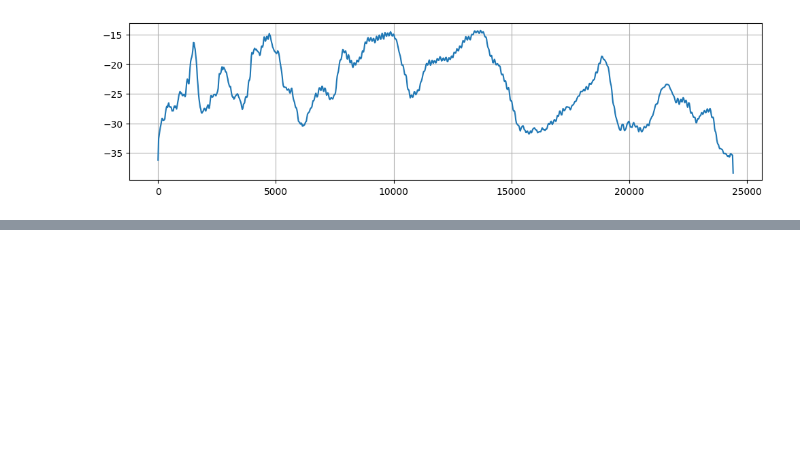
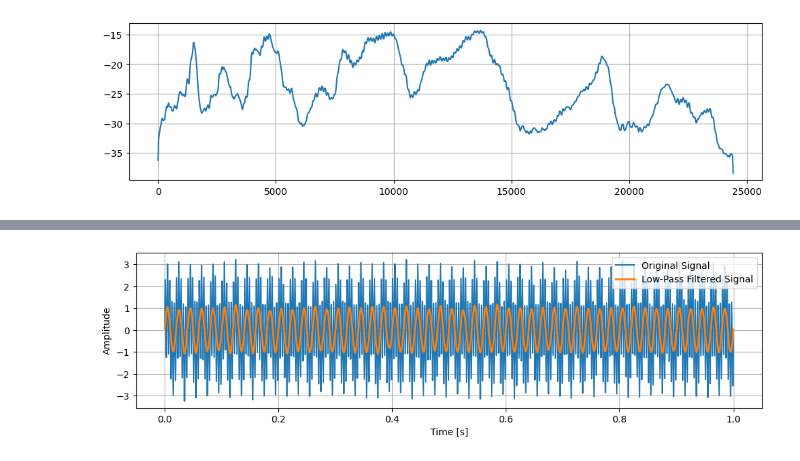
Before and after one commit to idloea/nasa-bearings, a Jupyter notebook: notebooks/frequency_domain.ipynb, the cells around one changed output, grey strips where cells are left out. Saved outputs shown, nothing was run; the diff lists cells and outputs as text; code cells hidden in the pictures; blank space fills up the shorter version.

```diff
--- a/notebooks/frequency_domain.ipynb
+++ b/notebooks/frequency_domain.ipynb
@@ -78,0 +139,28 @@ plt.show();
+# %%
+
+fs = 1e3
+# Using linspace to ensure we get exactly 1001 points (0 to 1 inclusive)
+t = np.linspace(0, 1, int(fs) + 1)
+
+# Amplitudes and Frequencies
+amps = np.array([1, 2])
+freqs = np.array([50, 250])
+
+# Efficiently compute the sum of sines
+# (1x2) matrix multiplied by (2x1001) matrix = (1x1001) signal
+x = amps @ np.sin(2 * np.pi * np.outer(freqs, t)) + np.random.randn(len(t)) / 10
+# %%
+low_passed_signal = signals.low_pass_filter(y=x,
+                                            sampling_frequency=fs,
+                                            cutoff_frequency=150)
+# %%
+plt.figure(figsize=(12, 3))
+plt.plot(t, x, label='Original Signal')
+plt.plot(t, low_passed_signal, label='Low-Pass Filtered Signal', linewidth=2)
+plt.xlabel('Time [s]')
+plt.ylabel('Amplitude')
+plt.legend()
+plt.grid()
+plt.show();
+# %% [output]
+[figure, added]
```
Also changed, not shown: parts of 6 cells of this notebook.
